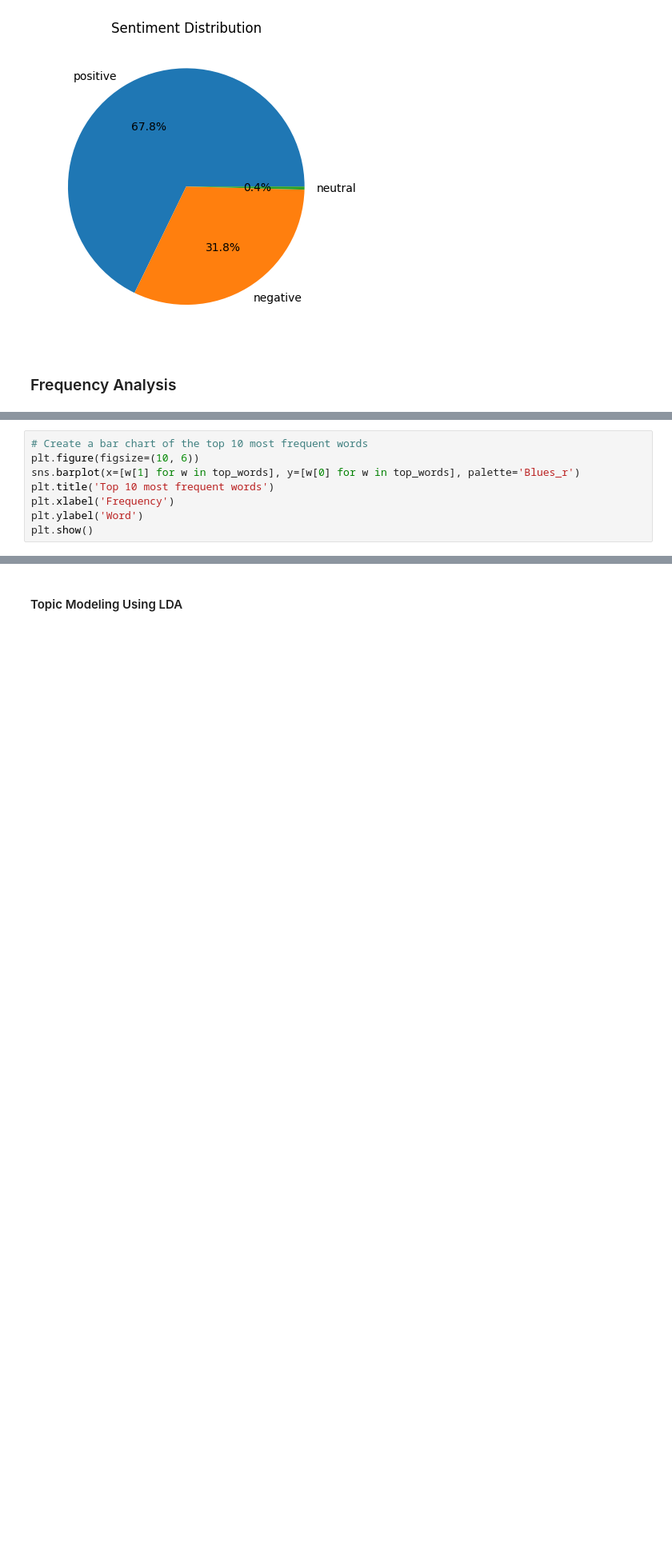
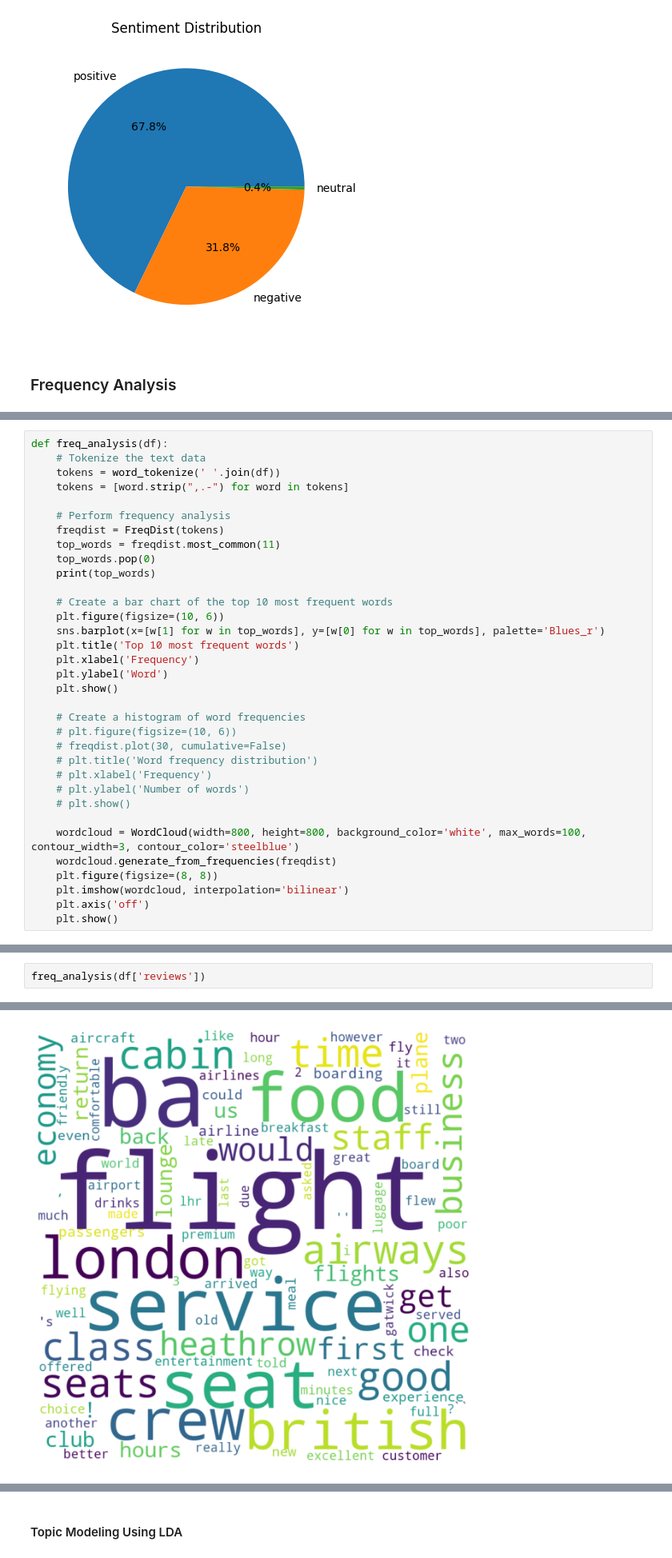
Before and after one commit to Timmy485/Forage_British_Airways, a Jupyter notebook: EDA_and_Visualization.ipynb, the cells around one changed output, grey strips where cells are left out. Shown at 80% size. Drawn from its saved outputs; the diff is of its cells as text; blank space fills up the shorter version.

```diff
--- a/EDA_and_Visualization.ipynb
+++ b/EDA_and_Visualization.ipynb
@@ -245,8 +191,34 @@ top_words
 # %%
-# Create a bar chart of the top 10 most frequent words
-plt.figure(figsize=(10, 6))
-sns.barplot(x=[w[1] for w in top_words], y=[w[0] for w in top_words], palette='Blues_r')
-plt.title('Top 10 most frequent words')
-plt.xlabel('Frequency')
-plt.ylabel('Word')
-plt.show()
+def freq_analysis(df):
+    # Tokenize the text data
+    tokens = word_tokenize(' '.join(df))
+    tokens = [word.strip(",.-") for word in tokens]
+
+    # Perform frequency analysis
+    freqdist = FreqDist(tokens)
+    top_words = freqdist.most_common(11)
+    top_words.pop(0)
+    print(top_words)
+
+    # Create a bar chart of the top 10 most frequent words
+    plt.figure(figsize=(10, 6))
+    sns.barplot(x=[w[1] for w in top_words], y=[w[0] for w in top_words], palette='Blues_r')
+    plt.title('Top 10 most frequent words')
+    plt.xlabel('Frequency')
+    plt.ylabel('Word')
+    plt.show()
+
+    # Create a histogram of word frequencies
+    # plt.figure(figsize=(10, 6))
+    # freqdist.plot(30, cumulative=False)
+    # plt.title('Word frequency distribution')
+    # plt.xlabel('Frequency')
+    # plt.ylabel('Number of words')
+    # plt.show()
+
+    wordcloud = WordCloud(width=800, height=800, background_color='white', max_words=100, contour_width=3, contour_color='steelblue')
+    wordcloud.generate_from_frequencies(freqdist)
+    plt.figure(figsize=(8, 8))
+    plt.imshow(wordcloud, interpolation='bilinear')
+    plt.axis('off')
+    plt.show()
@@ -274,0 +225,3 @@ plt.show()
+# %%
+freq_analysis(df['reviews'])
+# %% [output]
@@ -274,0 +230 @@ plt.show()
+[figure, added]
```
Also changed, not shown: parts of 38 cells of this notebook.
